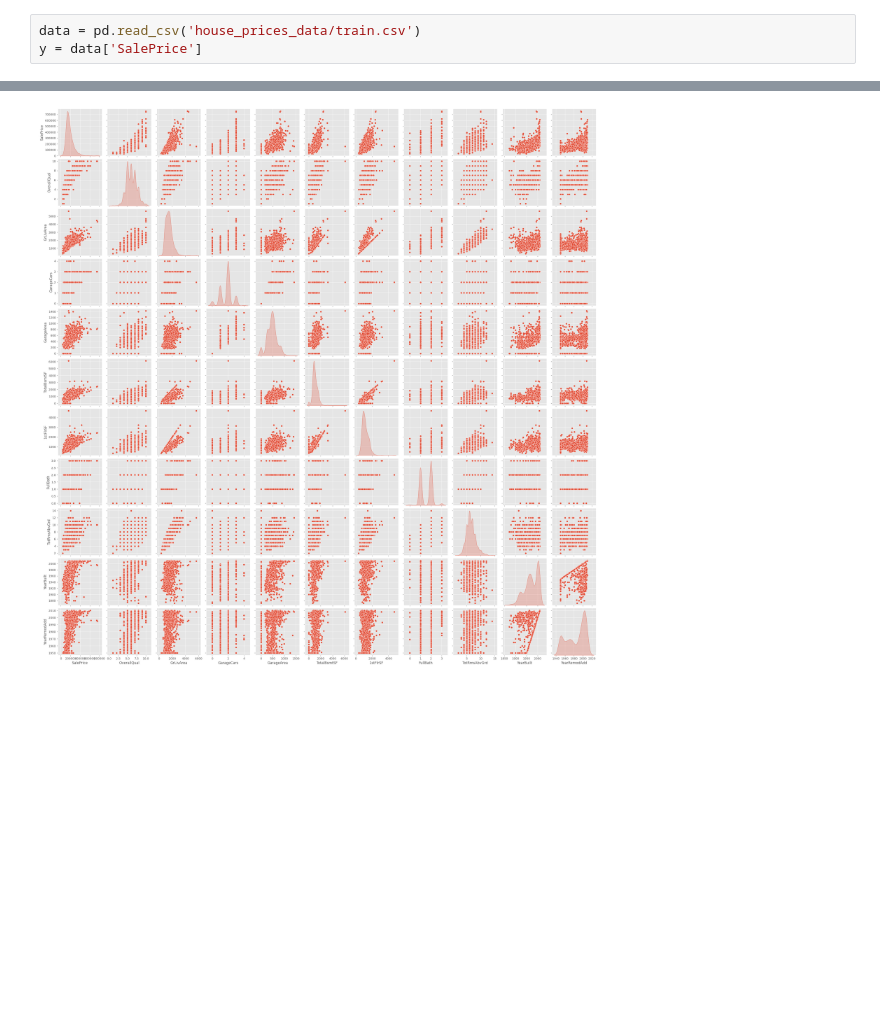
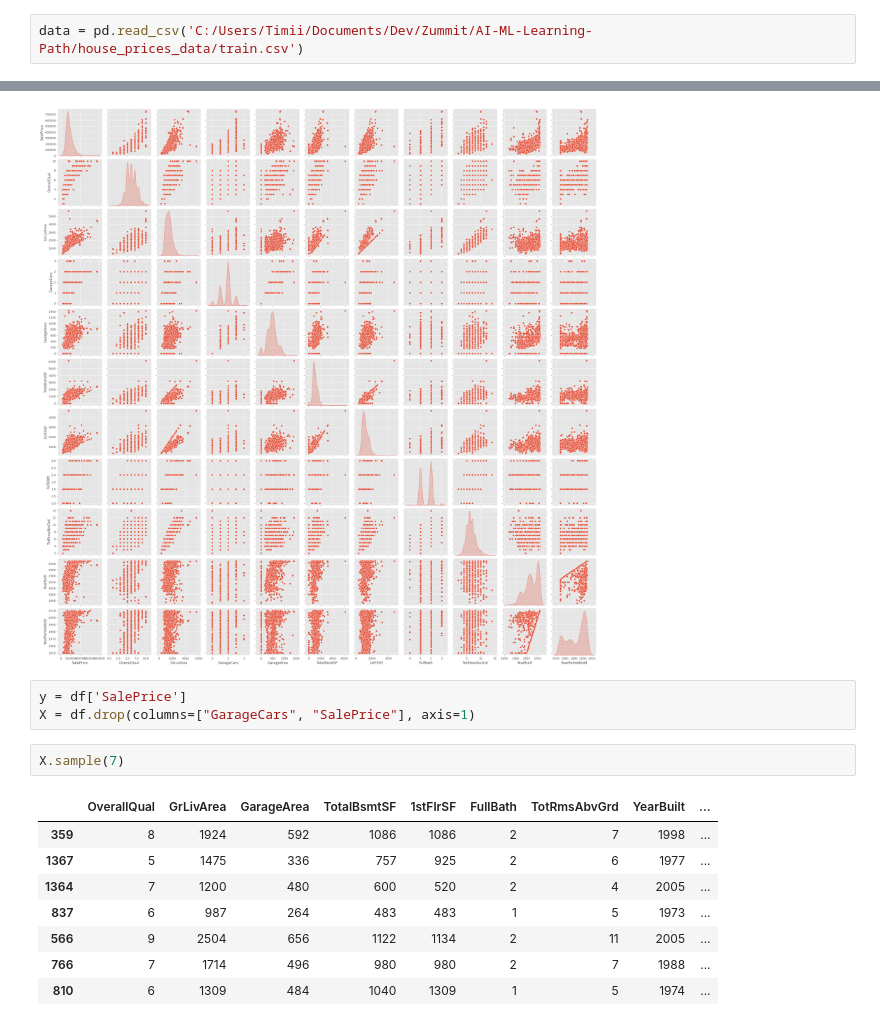
Before and after one commit to iitimii/AI-ML-Learning-Path, a Jupyter notebook: house_prices_data/house.ipynb, the cells around one changed output, grey strips where cells are left out. Saved outputs shown, nothing was run; the diff lists cells and outputs as text; blank space fills up the shorter version.

```diff
--- a/house_prices_data/house.ipynb
+++ b/house_prices_data/house.ipynb
@@ -6,8 +6,7 @@ import seaborn as sns
 plt.style.use('ggplot')
 pd.set_option('max_columns', 200)
 # %%
-data = pd.read_csv('house_prices_data/train.csv')
-y = data['SalePrice']
+data = pd.read_csv('C:/Users/Timii/Documents/Dev/Zummit/AI-ML-Learning-Path/house_prices_data/train.csv')
 # %%
 data.columns
 # %% [output]
@@ -378,3 +364,17 @@ sns.pairplot(df, diag_kind='kde')
 # %% [output]
 <seaborn.axisgrid.PairGrid at 0x...>
 [figure]
+# %%
+y = df['SalePrice']
+X = df.drop(columns=["GarageCars", "SalePrice"], axis=1)
+# %%
+X.sample(7)
+# %% [output]
+|  | OverallQual | GrLivArea | GarageArea | TotalBsmtSF | 1stFlrSF | FullBath | TotRmsAbvGrd | YearBuilt | ... |
+| 359 | 8 | 1924 | 592 | 1086 | 1086 | 2 | 7 | 1998 | ... |
+| 1367 | 5 | 1475 | 336 | 757 | 925 | 2 | 6 | 1977 | ... |
+| 1364 | 7 | 1200 | 480 | 600 | 520 | 2 | 4 | 2005 | ... |
+| 837 | 6 | 987 | 264 | 483 | 483 | 1 | 5 | 1973 | ... |
+| 566 | 9 | 2504 | 656 | 1122 | 1134 | 2 | 11 | 2005 | ... |
+| 766 | 7 | 1714 | 496 | 980 | 980 | 2 | 7 | 1988 | ... |
+| 810 | 6 | 1309 | 484 | 1040 | 1309 | 1 | 5 | 1974 | ... |
```
Also changed, not shown: parts of 9 cells of this notebook.
